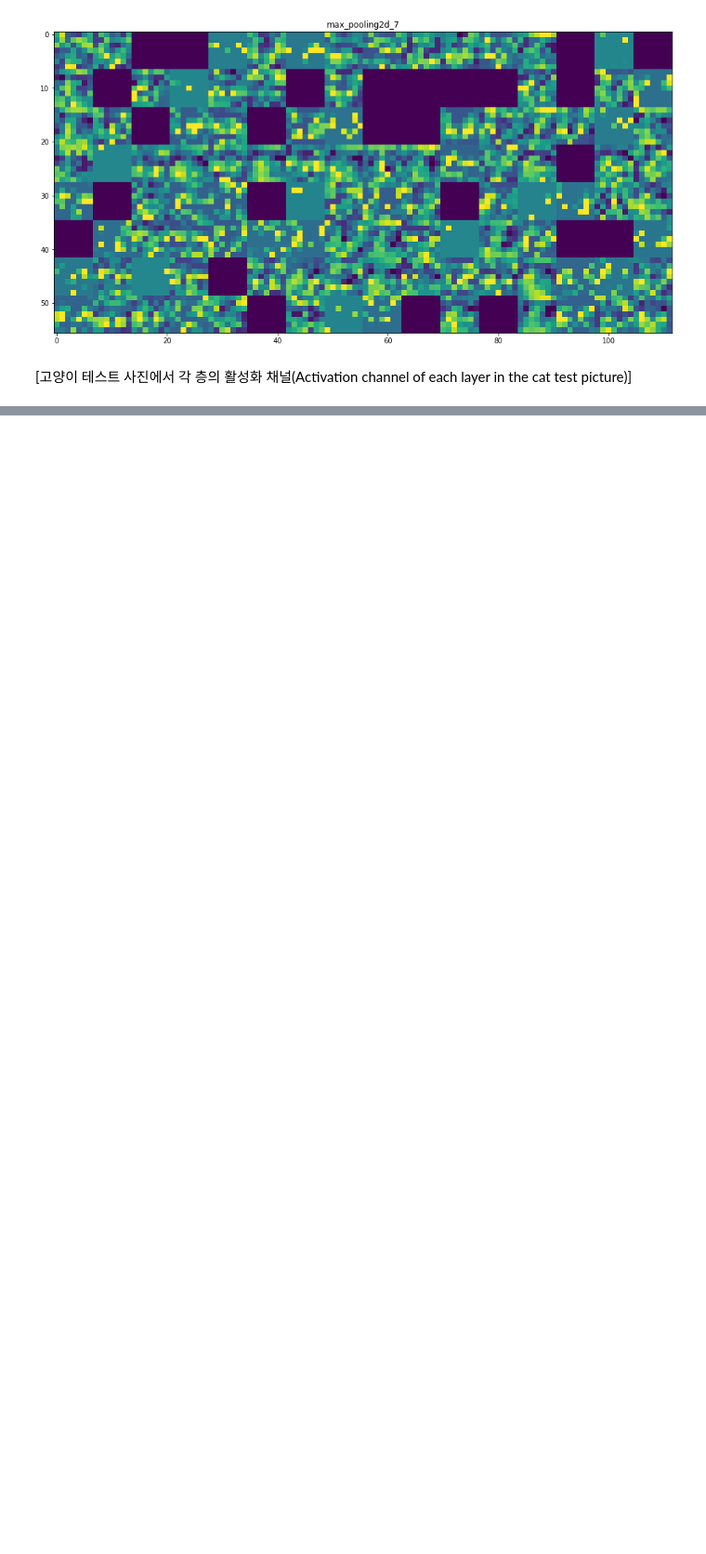
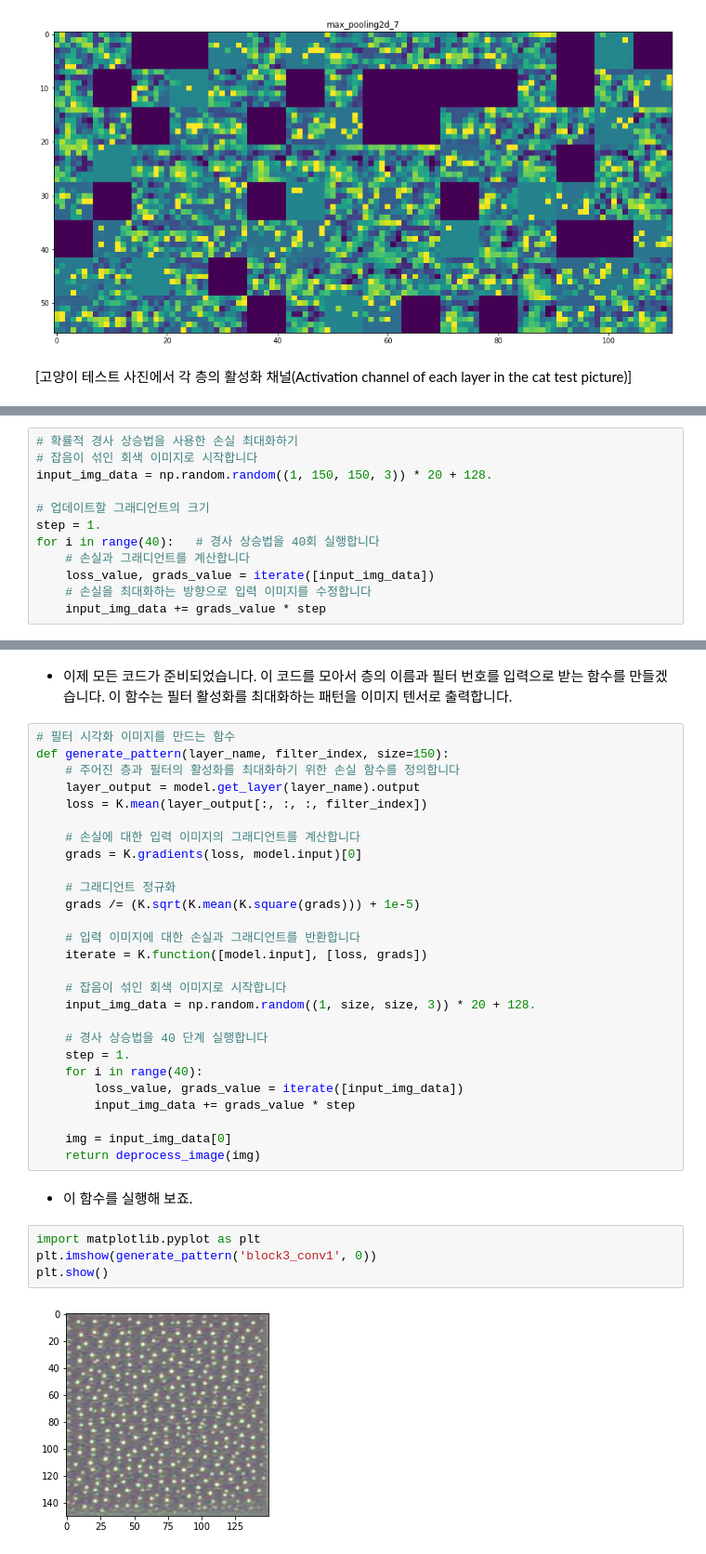
Before and after one commit to junes7/python_deep_learning, a Jupyter notebook: Deep Learning for Computer Vision.ipynb, the cells around one changed output, grey strips where cells are left out. Shown at 93% size. Drawn from its saved outputs; the diff is of its cells as text; blank space fills up the shorter version.

Commit message:
study how to visualize convnet filter

```diff
--- a/Deep Learning for Computer Vision.ipynb
+++ b/Deep Learning for Computer Vision.ipynb
@@ -1296,0 +1353,12 @@ plt.show()
+# %%
+# 확률적 경사 상승법을 사용한 손실 최대화하기
+# 잡음이 섞인 회색 이미지로 시작합니다
+input_img_data = np.random.random((1, 150, 150, 3)) * 20 + 128.
+
+# 업데이트할 그래디언트의 크기
+step = 1.
+for i in range(40):   # 경사 상승법을 40회 실행합니다
+    # 손실과 그래디언트를 계산합니다
+    loss_value, grads_value = iterate([input_img_data])
+    # 손실을 최대화하는 방향으로 입력 이미지를 수정합니다
+    input_img_data += grads_value * step
@@ -1296,0 +1383,37 @@ plt.show()
+# %% [markdown]
+* 이제 모든 코드가 준비되었습니다. 이 코드를 모아서 층의 이름과 필터 번호를 입력으로 받는 함수를 만들겠습니다. 이 함수는 필터 활성화를 최대화하는 패턴을 이미지 텐서로 출력합니다.
+# %%
+# 필터 시각화 이미지를 만드는 함수
+def generate_pattern(layer_name, filter_index, size=150):
+    # 주어진 층과 필터의 활성화를 최대화하기 위한 손실 함수를 정의합니다
+    layer_output = model.get_layer(layer_name).output
+    loss = K.mean(layer_output[:, :, :, filter_index])
+
+    # 손실에 대한 입력 이미지의 그래디언트를 계산합니다
+    grads = K.gradients(loss, model.input)[0]
+
+    # 그래디언트 정규화
+    grads /= (K.sqrt(K.mean(K.square(grads))) + 1e-5)
+
+    # 입력 이미지에 대한 손실과 그래디언트를 반환합니다
+    iterate = K.function([model.input], [loss, grads])
+
+    # 잡음이 섞인 회색 이미지로 시작합니다
+    input_img_data = np.random.random((1, size, size, 3)) * 20 + 128.
+
+    # 경사 상승법을 40 단계 실행합니다
+    step = 1.
+    for i in range(40):
+        loss_value, grads_value = iterate([input_img_data])
+        input_img_data += grads_value * step
+
+    img = input_img_data[0]
+    return deprocess_image(img)
+# %% [markdown]
+* 이 함수를 실행해 보죠.
+# %%
+import matplotlib.pyplot as plt
+plt.imshow(generate_pattern('block3_conv1', 0))
+plt.show()
+# %% [output]
+[figure, added]
```
Also changed, not shown: parts of 14 cells of this notebook.
